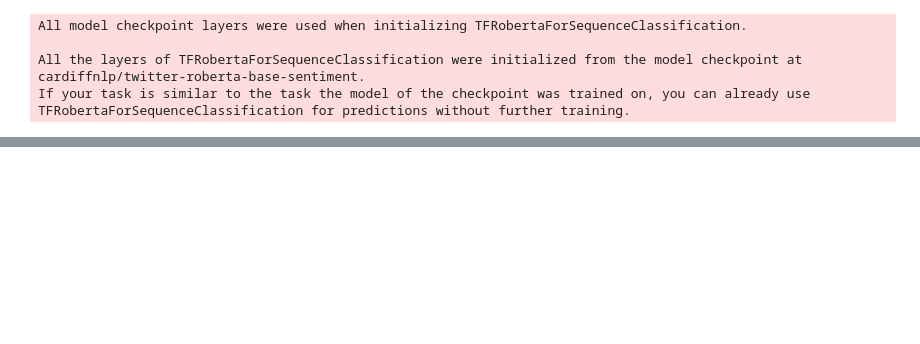
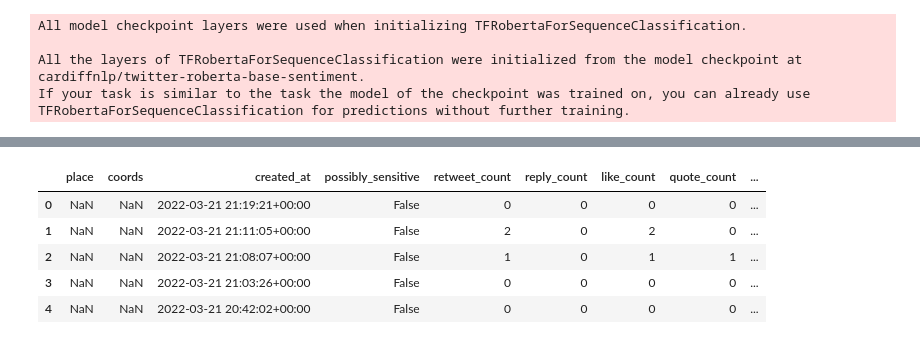
Before and after one commit to rosshalpin/AdvancedML, a Jupyter notebook: AdvancedML.ipynb, the cells around one changed output, grey strips where cells are left out. Saved outputs shown, nothing was run; the diff lists cells and outputs as text; code cells hidden in the pictures; blank space fills up the shorter version.

```diff
--- a/AdvancedML.ipynb
+++ b/AdvancedML.ipynb
@@ -233,0 +252,11 @@ cardiffnlp/  innovators.csv
+# %%
+test_df = pd.read_csv(f"tweets.{epoch_time}.csv")
+# %%
+test_df.head()
+# %% [output]
+|  | place | coords | created_at | possibly_sensitive | retweet_count | reply_count | like_count | quote_count | ... |
+| 0 | NaN | NaN | 2022-03-21 21:19:21+00:00 | False | 0 | 0 | 0 | 0 | ... |
+| 1 | NaN | NaN | 2022-03-21 21:11:05+00:00 | False | 2 | 0 | 2 | 0 | ... |
+| 2 | NaN | NaN | 2022-03-21 21:08:07+00:00 | False | 1 | 0 | 1 | 1 | ... |
+| 3 | NaN | NaN | 2022-03-21 21:03:26+00:00 | False | 0 | 0 | 0 | 0 | ... |
+| 4 | NaN | NaN | 2022-03-21 20:42:02+00:00 | False | 0 | 0 | 0 | 0 | ... |
```
Also changed, not shown: parts of 18 cells of this notebook.
